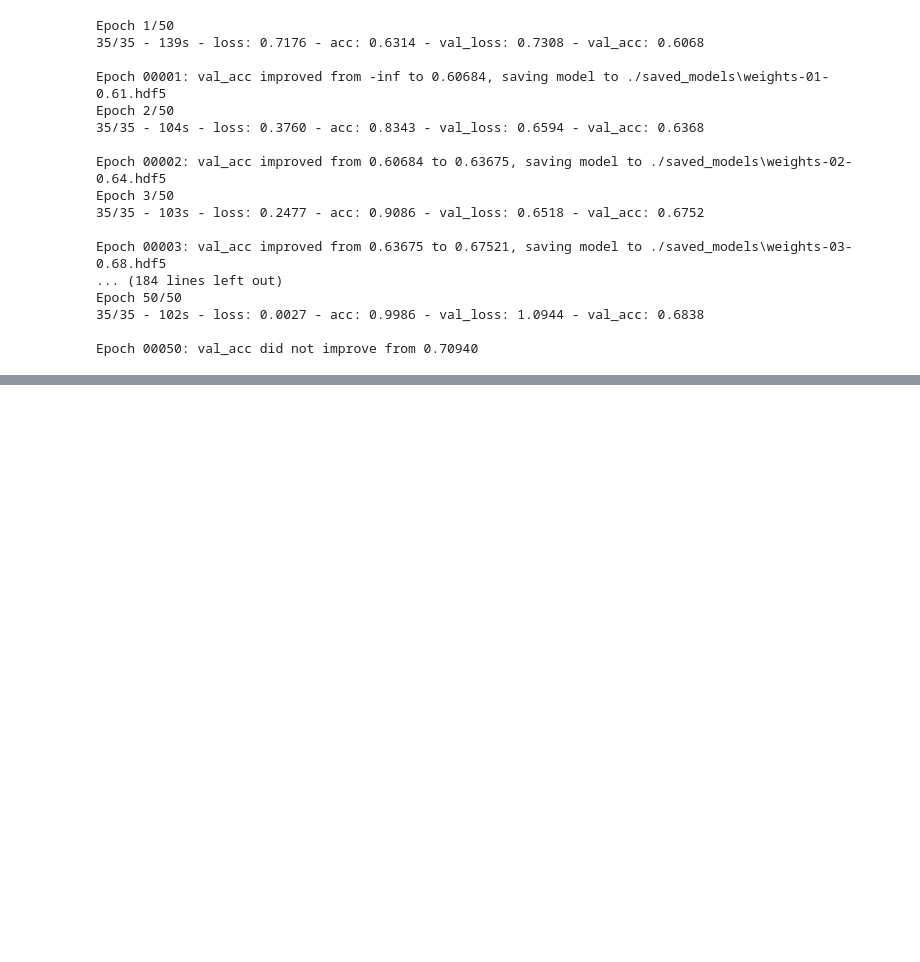
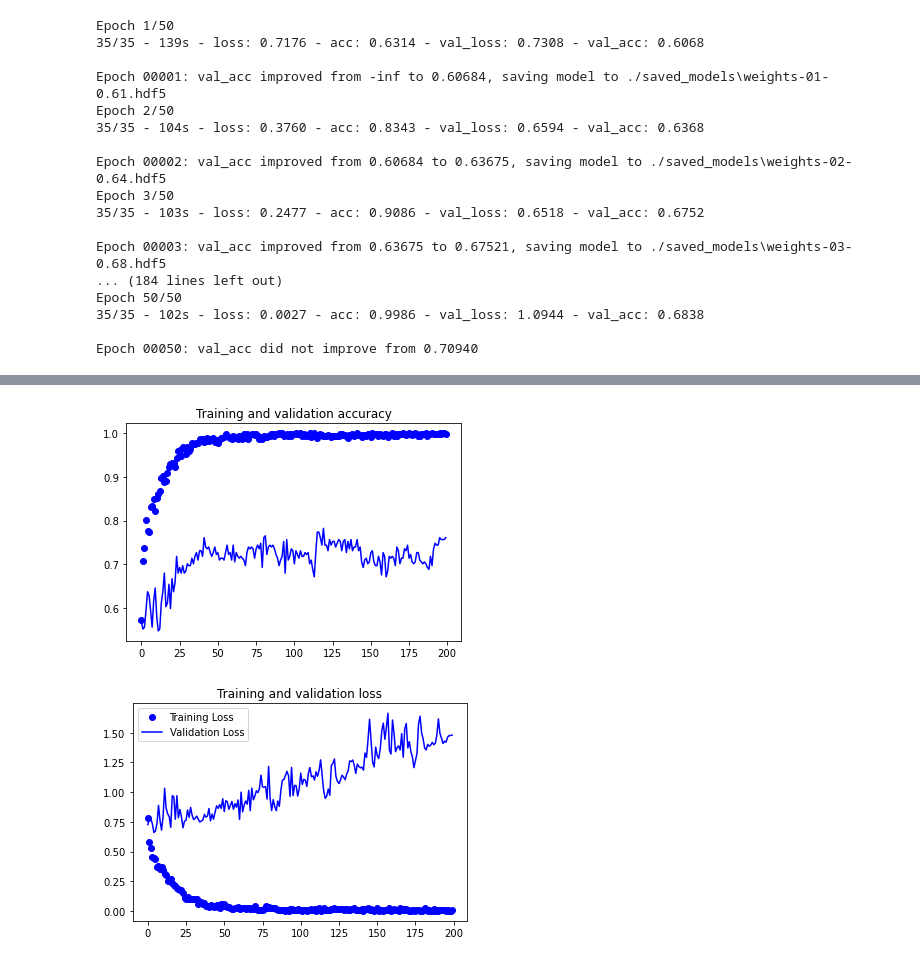
Before and after one commit to LGXprod/melanoma-cnn, a Jupyter notebook: AT3-C-Model.ipynb, the cells around one changed output, grey strips where cells are left out. Drawn from its saved outputs; the diff is of its cells as text; code cells hidden in the pictures; blank space fills up the shorter version.

Commit message:
Trained same model with larger batch size and more epochs and data augmentation

```diff
--- a/AT3-C-Model.ipynb
+++ b/AT3-C-Model.ipynb
@@ -136,0 +171,32 @@ model.save("melanoma_model.h5")
+# %%
+# checkpoint_directory = "./saved_models/experiment_2/weights-{epoch:02d}-{val_acc:.2f}.hdf5"
+# checkpoint = ModelCheckpoint(checkpoint_directory, monitor="val_acc", verbose=1, save_best_only="max")
+# callbacks_list = [checkpoint]
+checkpoint_directory1 = "./saved_weights/experiment_2/max_val_acc/epoch-{epoch:02d}-val_acc-{val_acc:.2f}.hdf5"
+checkpoint1 = ModelCheckpoint(checkpoint_directory1, monitor="val_acc", verbose=1, save_best_only="max")
+
+checkpoint_directory2 = "./saved_weights/experiment_2/min_val_loss/epoch-{epoch:02d}-val_loss-{val_loss:.2f}.hdf5"
+checkpoint2 = ModelCheckpoint(checkpoint_directory2, monitor="val_loss", verbose=1, save_best_only="min")
+
+callbacks_list = [checkpoint1, checkpoint2]
+# %%
+nas_net = NASNetMobile(
+    weights="imagenet",
+    include_top=False,
+    input_shape=(224, 224, 3),
+    pooling="max"
+)
+
+model_e2 = tf.keras.models.Sequential()
+model_e2.add(nas_net)
+model_e2.add(tf.keras.layers.Dense(units=224, activation='relu'))
+model_e2.add(tf.keras.layers.Dense(units=224, activation='relu'))
+model_e2.add(tf.keras.layers.Dense(units=1, activation='sigmoid'))
+
+model_e2.summary()
+
+model_e2.compile(
+    loss='binary_crossentropy',
+    optimizer=tf.keras.optimizers.Adam(lr=1e-4),
+    metrics=['acc']
+)
@@ -136,0 +220,8 @@ model.save("melanoma_model.h5")
+# %%
+experiment2 = model_e2.fit(
+    train_aug_generator,
+    validation_data=validation_generator,
+    epochs=200,
+    verbose=2,
+    callbacks=callbacks_list
+)
@@ -136,0 +246,5 @@ model.save("melanoma_model.h5")
+# %%
+plotAccAndVal(experiment2)
+# %% [output]
+[figure, added]
+[figure, added]
```
Also changed, not shown: parts of 13 cells of this notebook, 5 other files.
